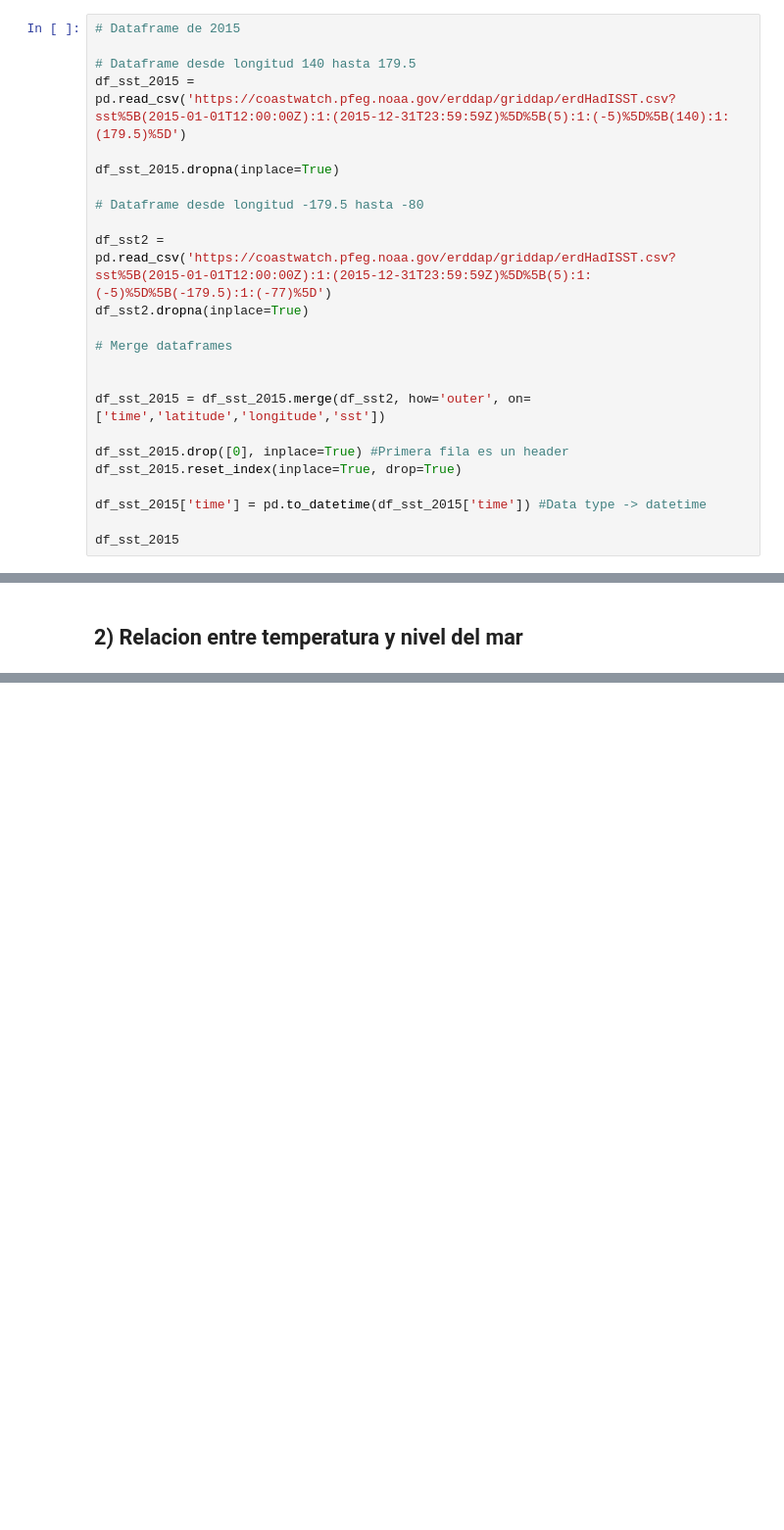
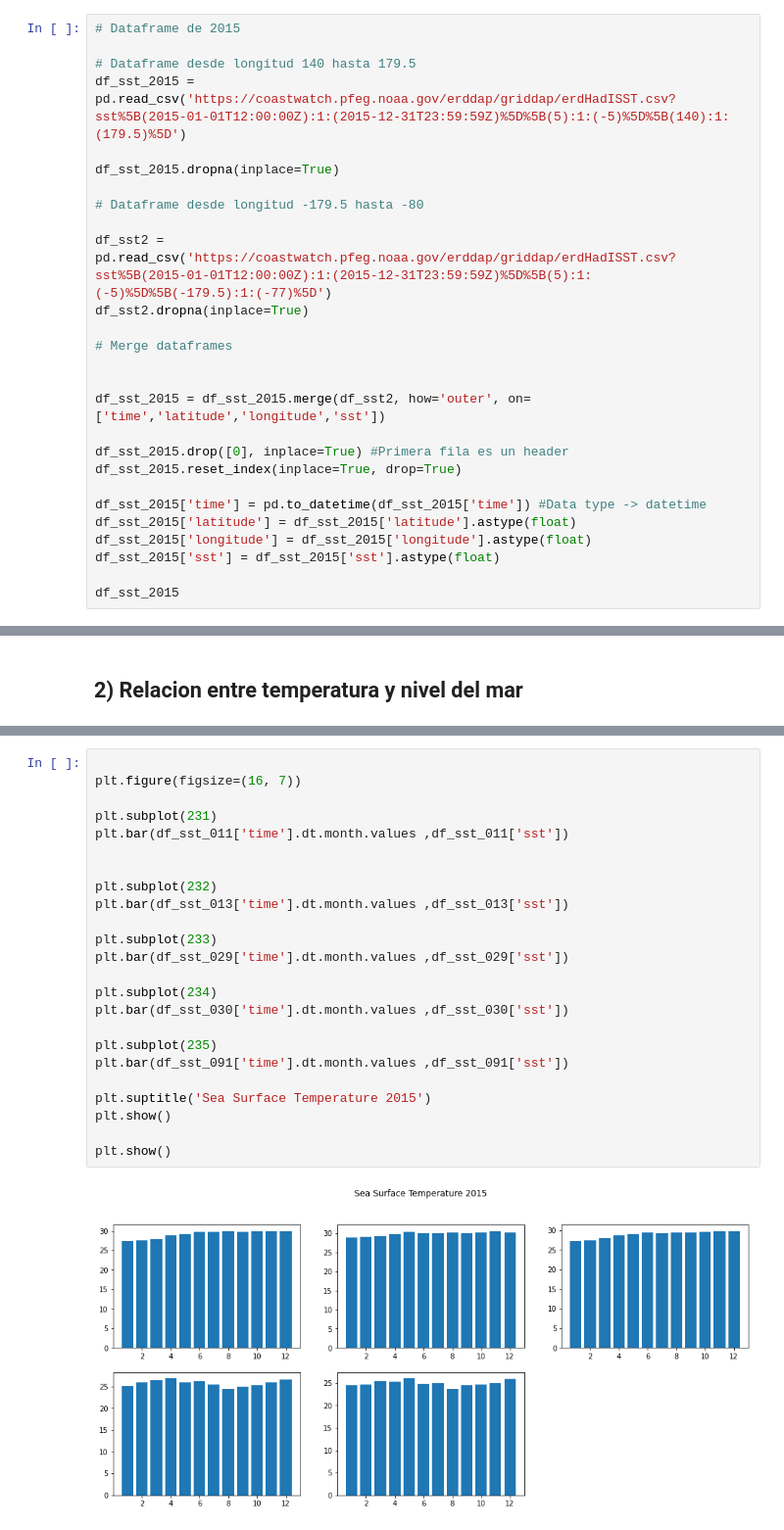
Before and after one commit to paulabenites/sea-level-variability, a Jupyter notebook: Sea Level Variability.ipynb, the cells around one changed output, grey strips where cells are left out. Shown: that part at 98% size. Saved outputs shown, nothing was run; the diff lists cells and outputs as text; blank space fills up the shorter version.

```diff
--- a/Sea Level Variability.ipynb
+++ b/Sea Level Variability.ipynb
@@ -111,6 +115,9 @@ df_sst_2015.drop([0], inplace=True) #Primera fila es un header
 df_sst_2015.reset_index(inplace=True, drop=True)
 
 df_sst_2015['time'] = pd.to_datetime(df_sst_2015['time']) #Data type -> datetime
+df_sst_2015['latitude'] = df_sst_2015['latitude'].astype(float)
+df_sst_2015['longitude'] = df_sst_2015['longitude'].astype(float)
+df_sst_2015['sst'] = df_sst_2015['sst'].astype(float)
 
 df_sst_2015
 # %% [output]
@@ -340,0 +415,26 @@ df_sst_2015
+# %%
+
+plt.figure(figsize=(16, 7))
+
+plt.subplot(231)
+plt.bar(df_sst_011['time'].dt.month.values ,df_sst_011['sst'])
+
+
+plt.subplot(232)
+plt.bar(df_sst_013['time'].dt.month.values ,df_sst_013['sst'])
+
+plt.subplot(233)
+plt.bar(df_sst_029['time'].dt.month.values ,df_sst_029['sst'])
+
+plt.subplot(234)
+plt.bar(df_sst_030['time'].dt.month.values ,df_sst_030['sst'])
+
+plt.subplot(235)
+plt.bar(df_sst_091['time'].dt.month.values ,df_sst_091['sst'])
+
+plt.suptitle('Sea Surface Temperature 2015')
+plt.show()
+
+plt.show()
+# %% [output]
+[figure, added]
```
Also changed, not shown: parts of 10 cells of this notebook.
